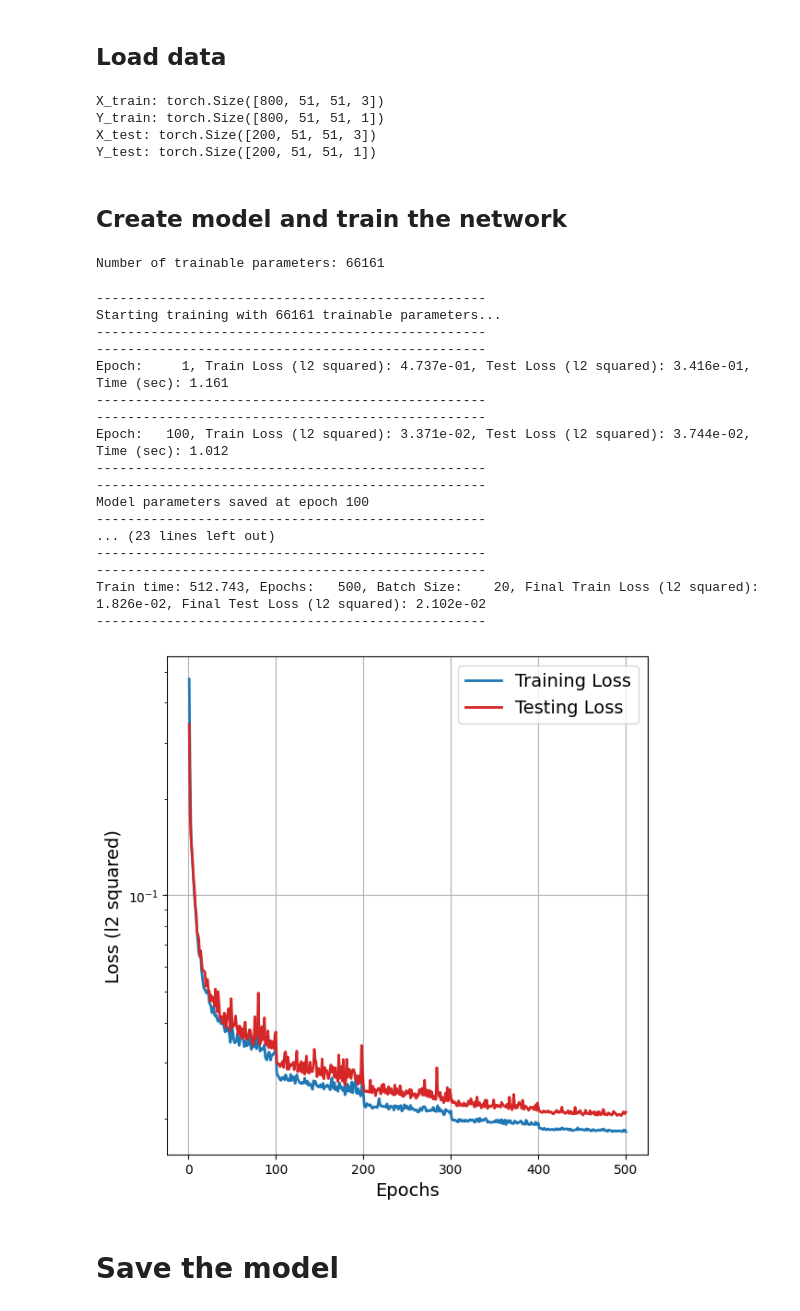
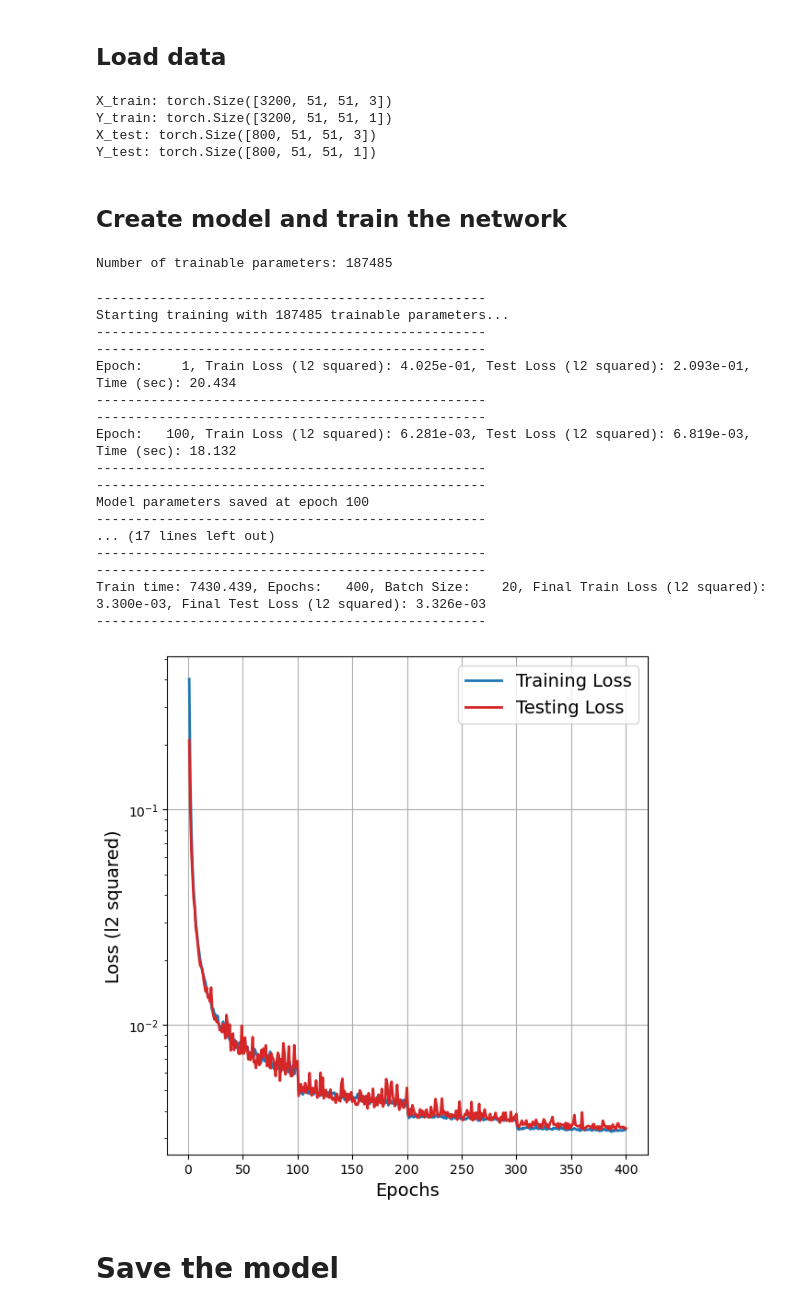
Before and after one commit to CEADpx/neural_operators, a Jupyter notebook: survey_work/problems/poisson/FNO/training_and_testing.ipynb, the cells around one changed output. Saved outputs shown, nothing was run; the diff lists cells and outputs as text; code cells hidden in the pictures.

Commit message:
Article update: finalized poisson problem and nop notebooks

```diff
--- a/survey_work/problems/poisson/FNO/training_and_testing.ipynb
+++ b/survey_work/problems/poisson/FNO/training_and_testing.ipynb
@@ -52,8 +52,8 @@ if not os.path.exists(results_dir):
 # %% [markdown]
 ## Load data
 # %%
-num_train = 800
-num_test = 200
+num_train = 3200
+num_test = 800
 
 num_Y_components = 1 # scalar field
 out_coordinate_dimension = 2 # domain for output function is 2D
@@ -62,8 +62,8 @@ coarsen_grid_factor = 1 # select every coarsen_grid_factor-th point so that we c
 
 # training hyperparameters
 batch_size = 20
-epochs = 500
-lr = 5.0e-3
+epochs = 400
+lr = 1.0e-3
 
 data_prefix = 'Poisson'
 data = DataProcessorFNO(data_folder + data_prefix + '_FNO_samples.npz', num_train, num_test, num_Y_components, coarsen_grid_factor)
@@ -79,15 +79,15 @@ print('Y_train:',data.Y_train.shape)
 print('X_test:',data.X_test.shape)
 print('Y_test:',data.Y_test.shape)
 # %% [output]
-X_train: torch.Size([800, 51, 51, 3])
-Y_train: torch.Size([800, 51, 51, 1])
-X_test: torch.Size([200, 51, 51, 3])
-Y_test: torch.Size([200, 51, 51, 1])
+X_train: torch.Size([3200, 51, 51, 3])
+Y_train: torch.Size([3200, 51, 51, 1])
+X_test: torch.Size([800, 51, 51, 3])
+Y_test: torch.Size([800, 51, 51, 1])
 # %% [markdown]
 ## Create model and train the network
 # %%
-num_layers = 2
-width = 16 # dimension of hidden output space
+num_layers = 3
+width = 22 # dimension of hidden output space
 fourier_modes1 = 8
 fourier_modes2 = 8
 
@@ -101,7 +101,7 @@ model = FNO2D(num_layers, width, fourier_modes1, fourier_modes2, \
 trainable_params = sum(p.numel() for p in model.parameters() if p.requires_grad)
 print('Number of trainable parameters: {}'.format(trainable_params))
 # %% [output]
-Number of trainable parameters: 66161
+Number of trainable parameters: 187485
 # %%
 # save the data and info
 data_to_save = data.get_data_to_save()
@@ -128,32 +128,32 @@ model.train(train_data, test_data, batch_size=batch_size, \
             save_model = True, save_epoch = 100)
 # %% [output]
 --------------------------------------------------
-Starting training with 66161 trainable parameters...
+Starting training with 187485 trainable parameters...
 --------------------------------------------------
 --------------------------------------------------
-Epoch:     1, Train Loss (l2 squared): 4.737e-01, Test Loss (l2 squared): 3.416e-01, Time (sec): 1.161
+Epoch:     1, Train Loss (l2 squared): 4.025e-01, Test Loss (l2 squared): 2.093e-01, Time (sec): 20.434
 --------------------------------------------------
 --------------------------------------------------
-Epoch:   100, Train Loss (l2 squared): 3.371e-02, Test Loss (l2 squared): 3.744e-02, Time (sec): 1.012
+Epoch:   100, Train Loss (l2 squared): 6.281e-03, Test Loss (l2 squared): 6.819e-03, Time (sec): 18.132
 --------------------------------------------------
 --------------------------------------------------
 Model parameters saved at epoch 100
 --------------------------------------------------
-... (23 lines left out)
+... (17 lines left out)
 --------------------------------------------------
 --------------------------------------------------
-Train time: 512.743, Epochs:   500, Batch Size:    20, Final Train Loss (l2 squared): 1.826e-02, Final Test Loss (l2 squared): 2.102e-02
+Train time: 7430.439, Epochs:   400, Batch Size:    20, Final Train Loss (l2 squared): 3.300e-03, Final Test Loss (l2 squared): 3.326e-03
 --------------------------------------------------
 # %%
 ## Plotting the loss history
-
-plot_loss( model.train_loss_log[:, 0], \
-           model.test_loss_log[:, 0], \
+epochs = 400
+plot_loss( model.train_loss_log[:epochs, 0], \
+           model.test_loss_log[:epochs, 0], \
            fs = 14, lw = 2, \
            savefile = results_dir+'loss_his.png', \
            figsize = [6,6])
 # %% [output]
-[figure, old version]
+[figure, new version]
 # %% [markdown]
 # Save the model
 # %%
```
Also changed, not shown: parts of 3 cells of this notebook, 12 other files.
